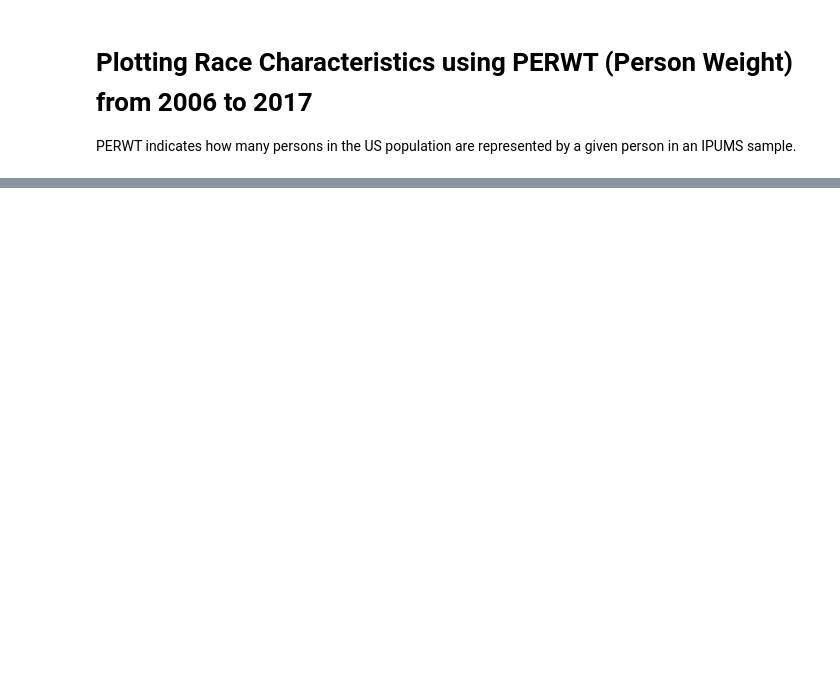
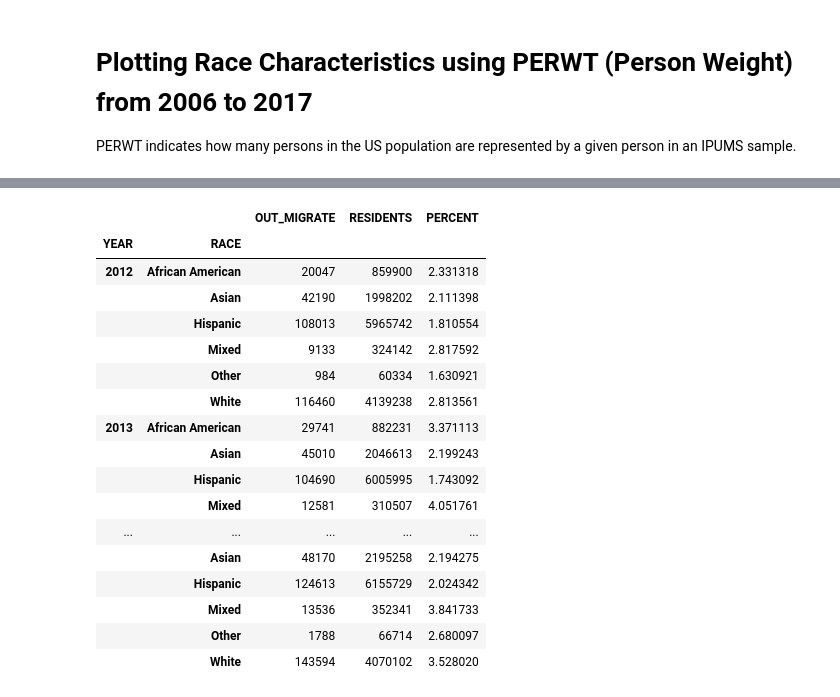
Before and after one commit to CityOfLosAngeles/Data-Angels, a Jupyter notebook: Fall 2018 Projects/LA_Outmigration/Visuals/Race.ipynb, the cells around one changed output, grey strips where cells are left out. Drawn from its saved outputs; the diff is of its cells as text; code cells hidden in the pictures; blank space fills up the shorter version.

```diff
--- a/Fall 2018 Projects/LA_Outmigration/Visuals/Race.ipynb
+++ b/Fall 2018 Projects/LA_Outmigration/Visuals/Race.ipynb
@@ -44,3 +49,24 @@ combined.head()
+# %%
+combined.tail(36)
+# %% [output]
+|  |  | OUT_MIGRATE | RESIDENTS | PERCENT |
+| YEAR | RACE |  |  |  |
+| 2012 | African American | 20047 | 859900 | 2.331318 |
+|  | Asian | 42190 | 1998202 | 2.111398 |
+|  | Hispanic | 108013 | 5965742 | 1.810554 |
+|  | Mixed | 9133 | 324142 | 2.817592 |
+|  | Other | 984 | 60334 | 1.630921 |
+|  | White | 116460 | 4139238 | 2.813561 |
+| 2013 | African American | 29741 | 882231 | 3.371113 |
+|  | Asian | 45010 | 2046613 | 2.199243 |
+|  | Hispanic | 104690 | 6005995 | 1.743092 |
+|  | Mixed | 12581 | 310507 | 4.051761 |
+| ... | ... | ... | ... | ... |
+|  | Asian | 48170 | 2195258 | 2.194275 |
+|  | Hispanic | 124613 | 6155729 | 2.024342 |
+|  | Mixed | 13536 | 352341 | 3.841733 |
+|  | Other | 1788 | 66714 | 2.680097 |
+|  | White | 143594 | 4070102 | 3.528020 |
 # %%
 combined = combined['PERCENT'].unstack()
 combined.head()
```
Also changed, not shown: parts of 5 cells of this notebook.
